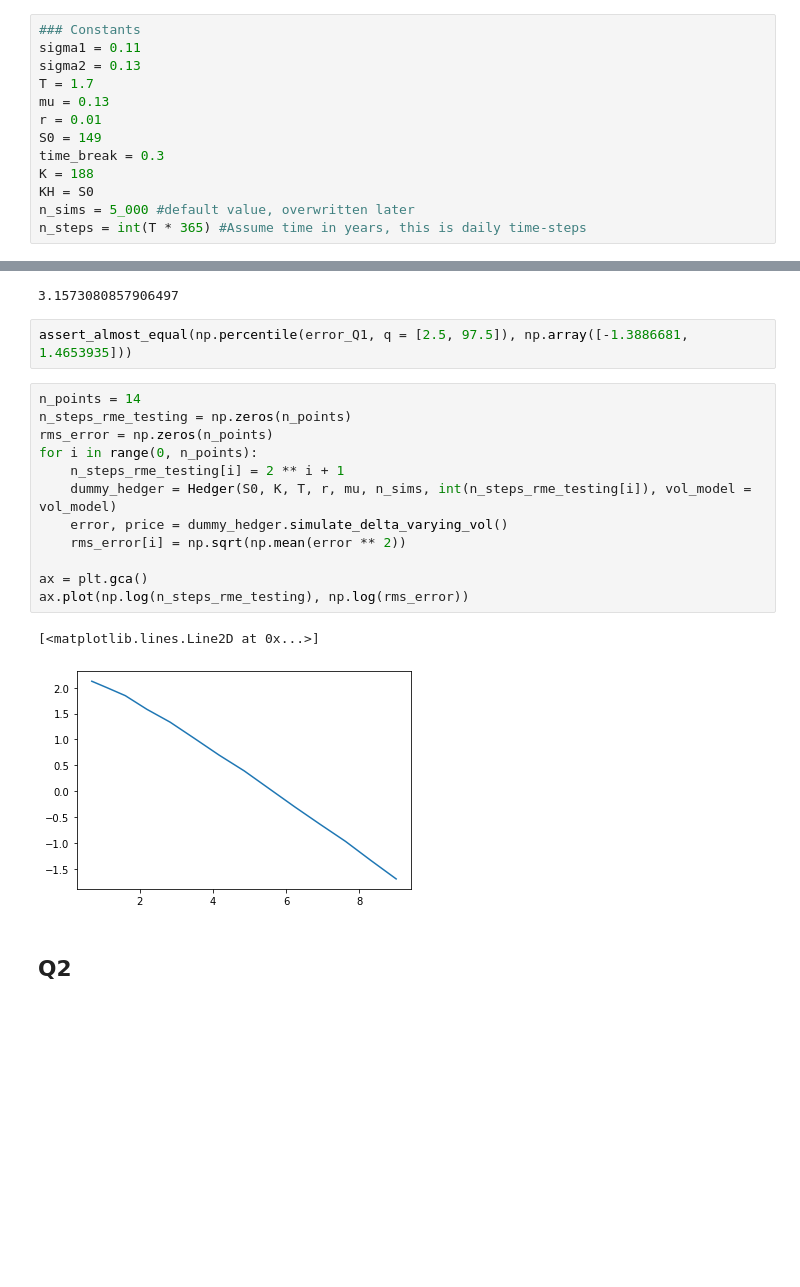
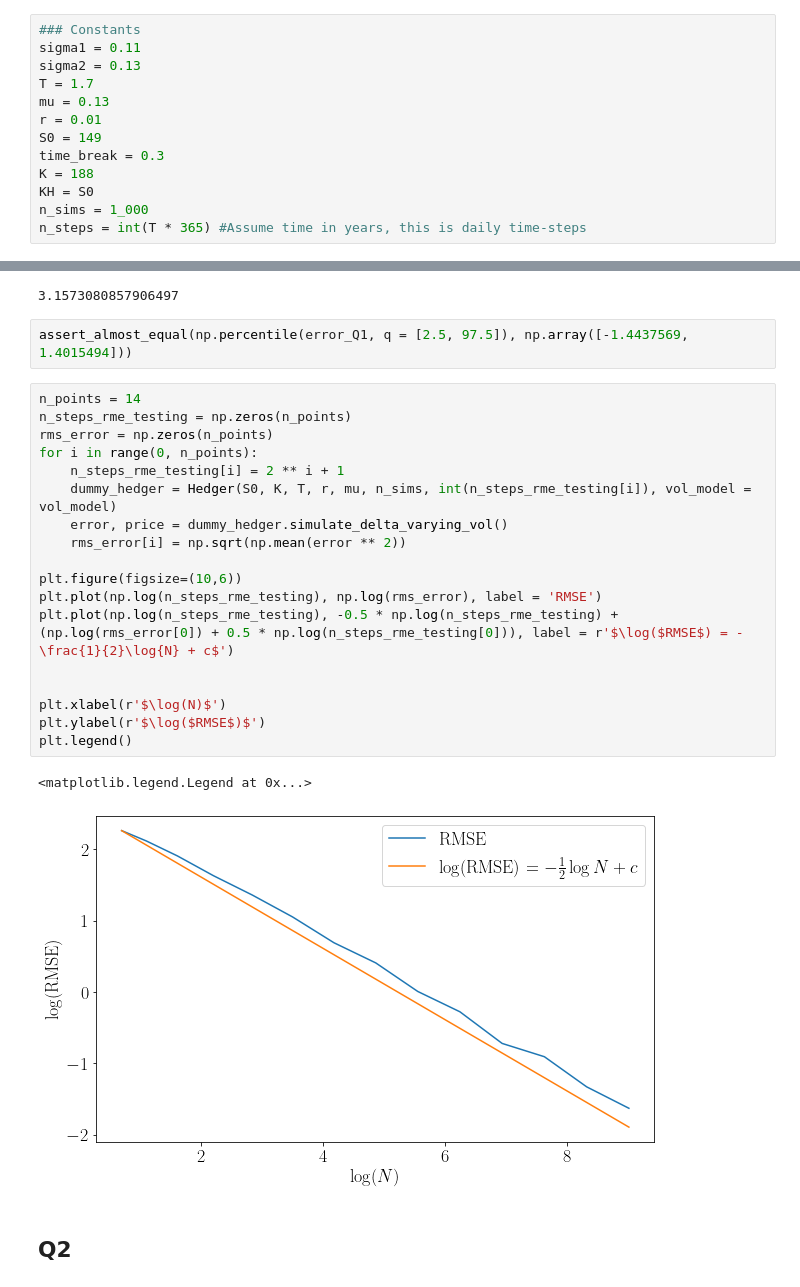
Before and after one commit to Jamjam1729/Masters_Coursework, a Jupyter notebook: notebook.ipynb, the cells around one changed output, grey strips where cells are left out. Cells and saved outputs as stored; diff of their text form; blank space fills up the shorter version.

```diff
--- a/notebook.ipynb
+++ b/notebook.ipynb
@@ -18,7 +25,7 @@ S0 = 149
 time_break = 0.3
 K = 188
 KH = S0
-n_sims = 5_000 #default value, overwritten later
+n_sims = 1_000
 n_steps = int(T * 365) #Assume time in years, this is daily time-steps
 # %%
 ### Helper Functions
@@ -249,22 +248,28 @@ print(price_Q1)
 # %% [output]
 3.1573080857906497
 # %%
-assert_almost_equal(np.percentile(error_Q1, q = [2.5, 97.5]), np.array([-1.3886681,  1.4653935]))
+assert_almost_equal(np.percentile(error_Q1, q = [2.5, 97.5]), np.array([-1.4437569,  1.4015494]))
 # %%
 n_points = 14
 n_steps_rme_testing = np.zeros(n_points)
 rms_error = np.zeros(n_points)
 for i in range(0, n_points):
     n_steps_rme_testing[i] = 2 ** i + 1
     dummy_hedger = Hedger(S0, K, T, r, mu, n_sims, int(n_steps_rme_testing[i]), vol_model = vol_model)
     error, price = dummy_hedger.simulate_delta_varying_vol()
     rms_error[i] = np.sqrt(np.mean(error ** 2))
 
-ax = plt.gca()
-ax.plot(np.log(n_steps_rme_testing), np.log(rms_error))
+plt.figure(figsize=(10,6))
+plt.plot(np.log(n_steps_rme_testing), np.log(rms_error), label = 'RMSE')
+plt.plot(np.log(n_steps_rme_testing), -0.5 * np.log(n_steps_rme_testing) + (np.log(rms_error[0]) + 0.5 * np.log(n_steps_rme_testing[0])), label = r'$\log($RMSE$) = -\frac{1}{2}\log{N} + c$')
+
+
+plt.xlabel(r'$\log(N)$')
+plt.ylabel(r'$\log($RMSE$)$')
+plt.legend()
 # %% [output]
-[<matplotlib.lines.Line2D at 0x...>]
+<matplotlib.legend.Legend at 0x...>
-[figure, old version]
+[figure, new version]
 # %% [markdown]
 ## Q2
 # %%
```
Also changed, not shown: parts of 14 cells of this notebook, 3 other files.
